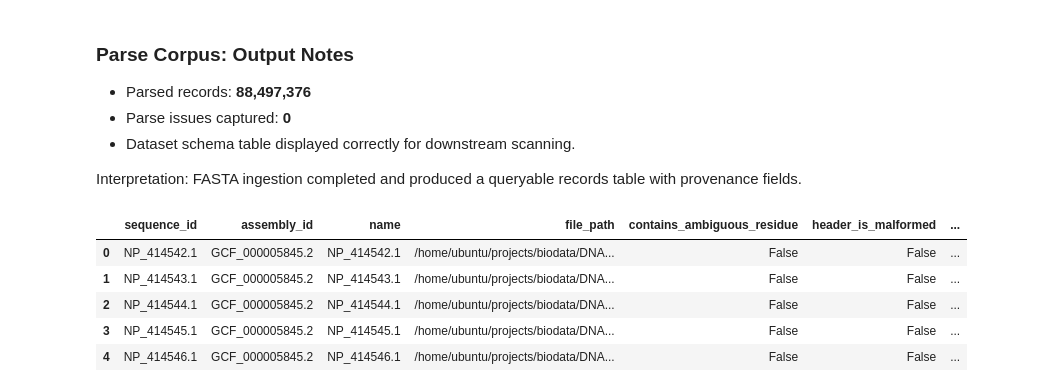
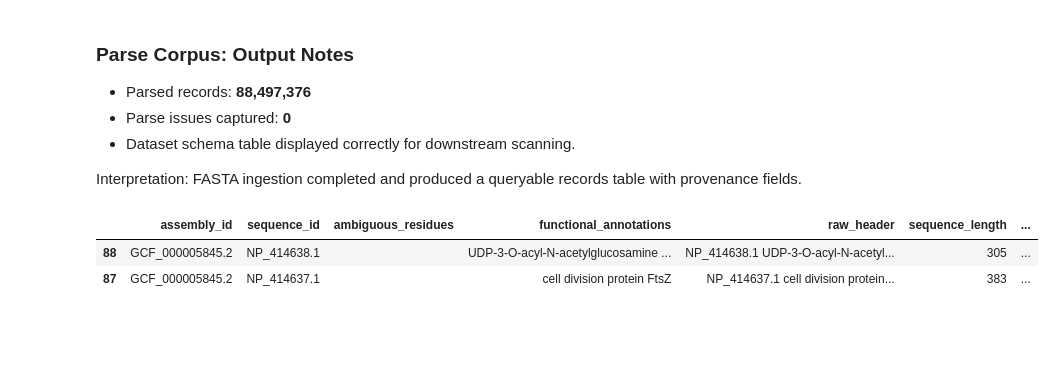
Before and after one commit to jayanta-banik/DNA-BERT, a Jupyter notebook: EDA.ipynb, the cells around one changed output. Drawn from its saved outputs; the diff is of its cells as text; code cells hidden in the pictures; blank space fills up the shorter version.

Commit message:
Feat/to parquet file (#4)
* completed

---------

Co-authored-by: Joy Banik <jbanik@aidar.com>

```diff
--- a/EDA.ipynb
+++ b/EDA.ipynb
@@ -44 +25,25 @@ This notebook implements the phase-1 evidence gathering workflow for protein FAS
+# %%
+REPO_ROOT = Path.cwd()
+if str(REPO_ROOT) not in sys.path:
+    sys.path.insert(0, str(REPO_ROOT))
+
+DATA_ROOT = REPO_ROOT / "data/raw/prot_only_dehydrated/ncbi_dataset/data"
+OUTPUT_DIR = REPO_ROOT / "data/interim/protein_eda"
+FIGURE_OUTPUT_DIR = REPO_ROOT / "results/protein_eda/figures"
+ARTIFACT_OUTPUT_DIR = REPO_ROOT / "results/protein_eda/artifacts"
+PARQUET_DATA_PATH = OUTPUT_DIR / "protein_corpus.parquet"
+
+MAX_LENGTH = 512
+PARSE_BATCH_SIZE = 4096
+TOKENIZATION_STRATEGIES = ["single", "BPE"]
+RARE_RESIDUE_POLICY = "replace_with_unk"  #  None
+SAMPLE_MODE = None  # None  #500
+# SAMPLE_MODE = 50  # None  #500
+BPE_CANDIDATE_MODES = [1000, 4000, 8000]
+
+SAVE_ARTIFACTS = True
+SAVE_FIGURES = True
+
+pd.set_option("display.max_columns", None)
+pd.set_option("display.max_colwidth", None)
 # %%
@@ -157,0 +132,13 @@ Parse issues captured: 0
+# %%
+protein_dataset = ds.dataset(str(PARQUET_DATA_PATH), format="parquet")
+
+dataset_schema = pd.DataFrame(
+    {
+        "column": protein_dataset.schema.names,
+        "dtype": [str(t) for t in protein_dataset.schema.types],
+    }
+)
+
+display(dataset_schema)
+print(f"Parsed records: {records_total_count:,}")
+print(f"Parse issues captured: {issue_total_count:,}")
@@ -164,16 +162,14 @@ Parse issues captured: 0
 
 Interpretation: FASTA ingestion completed and produced a queryable records table with provenance fields.
 # %%
-preview_df = protein_dataset.head(CSV_PREVIEW_ROW_LIMIT).to_pandas()
-preview_df.to_csv(artifact_output_path / "protein_records.csv", index=False)
-display(preview_df.head())
+if SAVE_ARTIFACTS:
+    preview_df = protein_dataset.head(100).to_pandas()
+    preview_df.to_csv(ARTIFACT_OUTPUT_DIR.parent / "protein_records.csv", index=False)
+    display(preview_df.sample(2))
 # %% [output]
-|  | sequence_id | assembly_id | name | file_path | contains_ambiguous_residue | header_is_malformed | ... |
-| 0 | NP_414542.1 | GCF_000005845.2 | NP_414542.1 | /home/ubuntu/projects/biodata/DNA... | False | False | ... |
-| 1 | NP_414543.1 | GCF_000005845.2 | NP_414543.1 | /home/ubuntu/projects/biodata/DNA... | False | False | ... |
-| 2 | NP_414544.1 | GCF_000005845.2 | NP_414544.1 | /home/ubuntu/projects/biodata/DNA... | False | False | ... |
-| 3 | NP_414545.1 | GCF_000005845.2 | NP_414545.1 | /home/ubuntu/projects/biodata/DNA... | False | False | ... |
-| 4 | NP_414546.1 | GCF_000005845.2 | NP_414546.1 | /home/ubuntu/projects/biodata/DNA... | False | False | ... |
+|  | assembly_id | sequence_id | ambiguous_residues | functional_annotations | raw_header | sequence_length | ... |
+| 88 | GCF_000005845.2 | NP_414638.1 |  | UDP-3-O-acyl-N-acetylglucosamine ... | NP_414638.1 UDP-3-O-acyl-N-acetyl... | 305 | ... |
+| 87 | GCF_000005845.2 | NP_414637.1 |  | cell division protein FtsZ | NP_414637.1 cell division protein... | 383 | ... |
 # %%
 record_count = protein_dataset.count_rows()
 column_names = protein_dataset.schema.names
```
Also changed, not shown: parts of 18 cells of this notebook, 13 other files.
